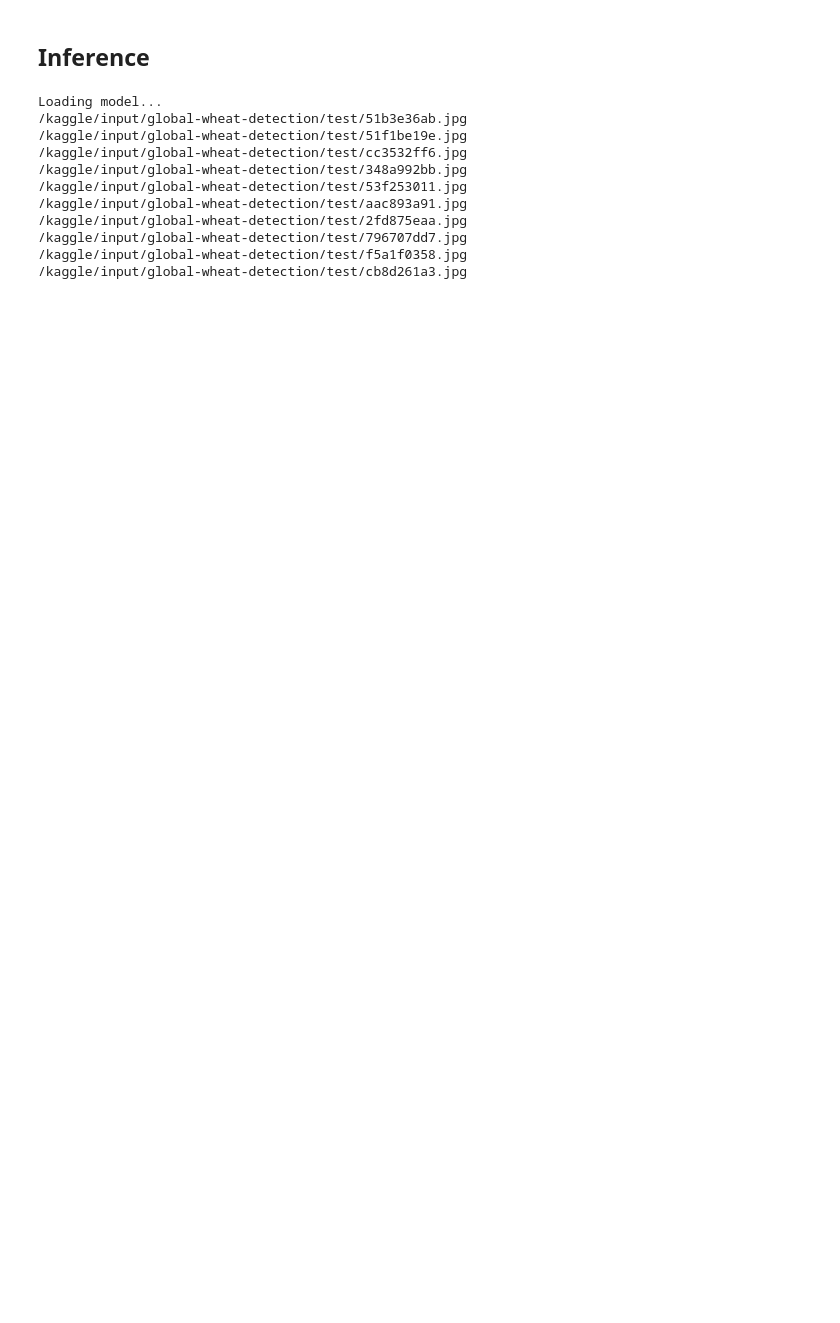
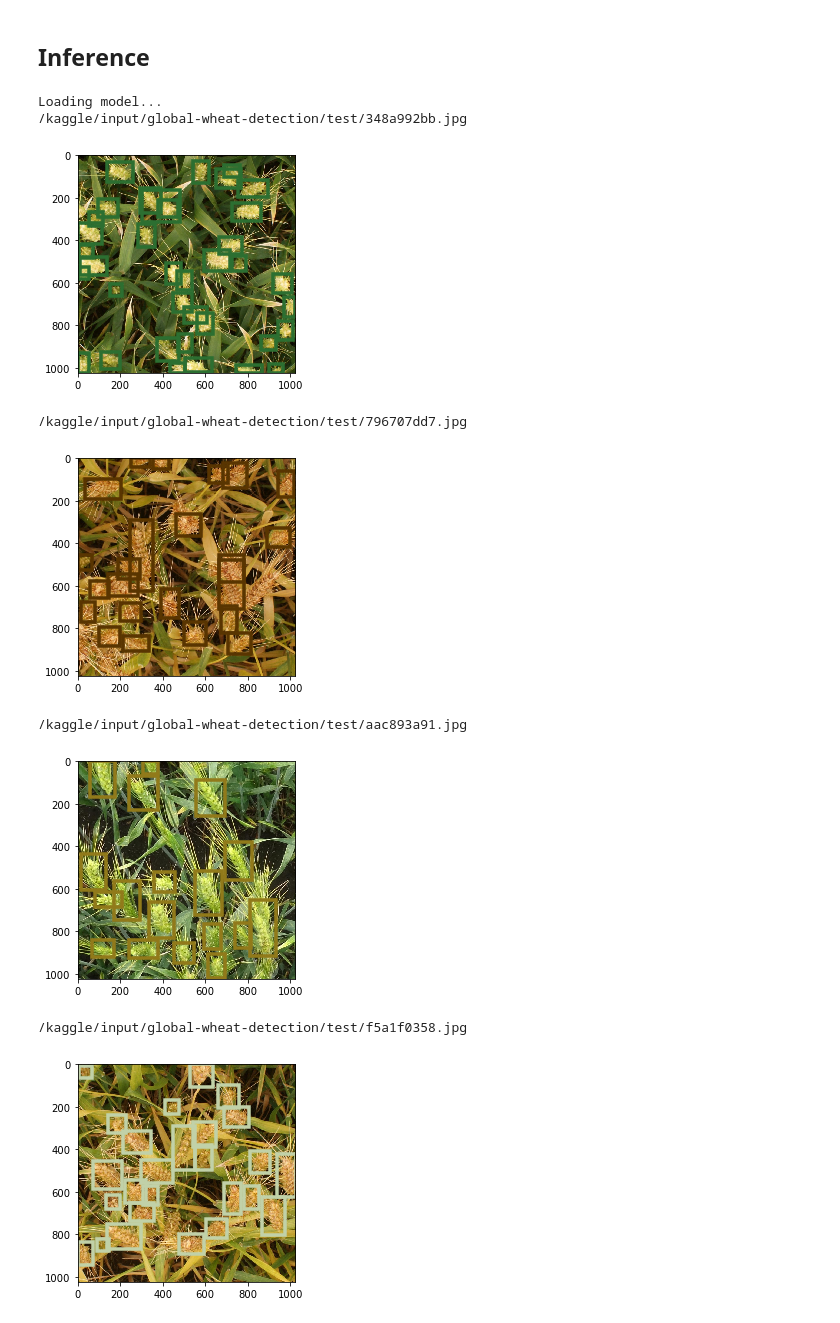
Before and after one commit to ufownl/global-wheat-detection, a Jupyter notebook: inference.ipynb, the cells around one changed output. Cells and saved outputs as stored; diff of their text form; code cells hidden in the pictures; blank space fills up the shorter version.

```diff
--- a/inference.ipynb
+++ b/inference.ipynb
@@ -34,49 +34,55 @@ def load_model(path, ctx=mx.cpu()):
 # %% [markdown]
 ## Inference
 # %%
+%matplotlib inline
+
 import os
 import mxnet as mx
 import pandas as pd
 import gluoncv as gcv
+import matplotlib.pyplot as plt
 
 images = [
     (os.path.join(dirname, filename), os.path.splitext(filename)[0])
         for dirname, _, filenames in os.walk('/kaggle/input/global-wheat-detection/test') for filename in filenames
 ]
 threshold = 0.2
 img_s = 512
 context = mx.cpu()
 results = []
 
 print("Loading model...")
 model = load_model("/kaggle/input/global-wheat-detection-models/global-wheat-yolo3-darknet53.params", ctx=context)
 for path, image_id in images:
     print(path)
     raw = load_image(path)
     x, _ = gcv.data.transforms.presets.yolo.transform_test(raw, short=img_s)
     classes, scores, bboxes = model(x.as_in_context(context))
     bboxes[0, :, 0::2] = bboxes[0, :, 0::2] / x.shape[3] * raw.shape[1]
     bboxes[0, :, 1::2] = bboxes[0, :, 1::2] / x.shape[2] * raw.shape[0]
+    gcv.utils.viz.plot_bbox(raw, [
+        bboxes[0, i].asnumpy() for i in range(classes.shape[1])
+            if model.classes[int(classes[0, i].asscalar())] == "wheat" and scores[0, i].asscalar() > threshold
+    ])
+    plt.show()
     bboxes[0, :, 2:4] -= bboxes[0, :, 0:2]
     results.append({
         "image_id": image_id,
         "PredictionString": " ".join([
             " ".join([str(x) for x in [scores[0, i].asscalar()] + [round(x) for x in bboxes[0, i].asnumpy().tolist()]])
                 for i in range(classes.shape[1])
                     if model.classes[int(classes[0, i].asscalar())] == "wheat" and scores[0, i].asscalar() > threshold
         ])
     })
 
 pd.DataFrame(results, columns=['image_id', 'PredictionString']).to_csv('submission.csv', index=False)
 # %% [output]
 Loading model...
-/kaggle/input/global-wheat-detection/test/51b3e36ab.jpg
-/kaggle/input/global-wheat-detection/test/51f1be19e.jpg
-/kaggle/input/global-wheat-detection/test/cc3532ff6.jpg
 /kaggle/input/global-wheat-detection/test/348a992bb.jpg
-/kaggle/input/global-wheat-detection/test/53f253011.jpg
-/kaggle/input/global-wheat-detection/test/aac893a91.jpg
-/kaggle/input/global-wheat-detection/test/2fd875eaa.jpg
-/kaggle/input/global-wheat-detection/test/796707dd7.jpg
-/kaggle/input/global-wheat-detection/test/f5a1f0358.jpg
-/kaggle/input/global-wheat-detection/test/cb8d261a3.jpg
+[figure, added]
+/kaggle/input/global-wheat-detection/test/796707dd7.jpg
+[figure, added]
+/kaggle/input/global-wheat-detection/test/aac893a91.jpg
+[figure, added]
+/kaggle/input/global-wheat-detection/test/f5a1f0358.jpg
+[figure, added]
```
Also changed, not shown: parts of 2 cells of this notebook.
